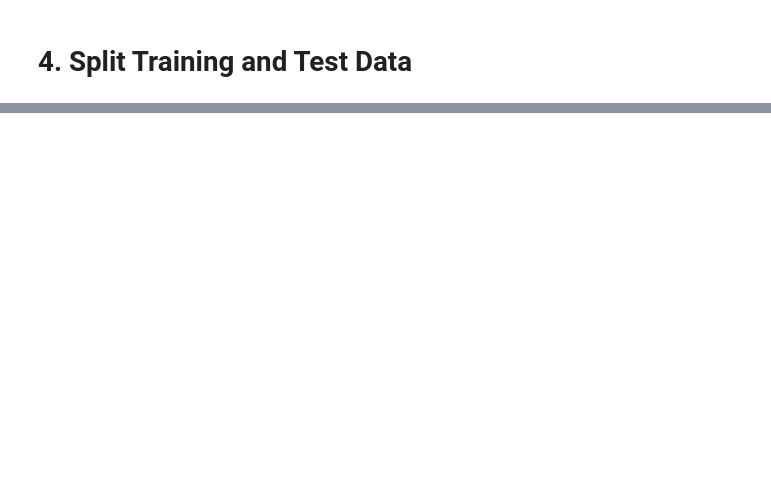
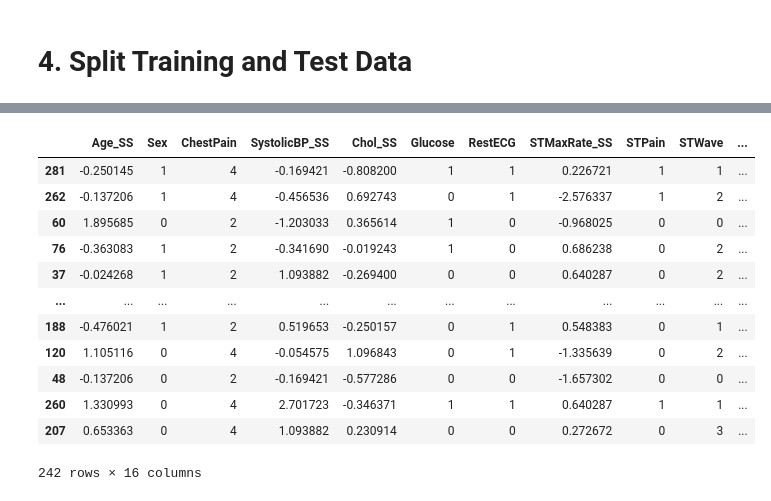
Before and after one commit to BradDoty/KaggleHeartDiseaseUCI, a Jupyter notebook: Notebooks/Capstone 2 -- Feature Engineering, Pre-processing and Training Data Development.ipynb, the cells around one changed output, grey strips where cells are left out. Saved outputs shown, nothing was run; the diff lists cells and outputs as text; code cells hidden in the pictures; blank space fills up the shorter version.

```diff
--- a/Notebooks/Capstone 2 -- Feature Engineering, Pre-processing and Training Data Development.ipynb
+++ b/Notebooks/Capstone 2 -- Feature Engineering, Pre-processing and Training Data Development.ipynb
@@ -391,0 +180,7 @@ Writing file.  "../data\ymf_test.csv"
+# %%
+y = heart_data.AngioTgt
+print (y)
+
+X_train, X_test, y_train, y_test = train_test_split(features, y, test_size=0.20, random_state=21)
+print (X_train.shape, X_test.shape)
+X_train.head()
@@ -391,0 +216,30 @@ Writing file.  "../data\ymf_test.csv"
+# %%
+### Set up a scaler for each column, to be fit and used on training set and re-used on test set,
+### as the scaler did not scale linearly when I did all the columns together.
+
+SSA = StandardScaler()
+SSMR = StandardScaler()
+SSBP = StandardScaler()
+SSC = StandardScaler()
+
+Xs_train = X_train.drop(columns=['Age','STMaxRate','SystolicBP','Chol'])
+Xs_train.insert(0, "Age_SS", SSA.fit_transform(X_train[['Age']]))
+Xs_train.insert(5, "STMaxRate_SS", SSMR.fit_transform(X_train[['STMaxRate']]))
+Xs_train.insert(3, "SystolicBP_SS", SSBP.fit_transform(X_train[['SystolicBP']]))
+Xs_train.insert(4, "Chol_SS", SSC.fit_transform(X_train[['Chol']]))
+
+Xs_train
+# %% [output]
+|  | Age_SS | Sex | ChestPain | SystolicBP_SS | Chol_SS | Glucose | RestECG | STMaxRate_SS | STPain | STWave | ... |
+| 281 | -0.250145 | 1 | 4 | -0.169421 | -0.808200 | 1 | 1 | 0.226721 | 1 | 1 | ... |
+| 262 | -0.137206 | 1 | 4 | -0.456536 | 0.692743 | 0 | 1 | -2.576337 | 1 | 2 | ... |
+| 60 | 1.895685 | 0 | 2 | -1.203033 | 0.365614 | 1 | 0 | -0.968025 | 0 | 0 | ... |
+| 76 | -0.363083 | 1 | 2 | -0.341690 | -0.019243 | 1 | 0 | 0.686238 | 0 | 2 | ... |
+| 37 | -0.024268 | 1 | 2 | 1.093882 | -0.269400 | 0 | 0 | 0.640287 | 0 | 2 | ... |
+| ... | ... | ... | ... | ... | ... | ... | ... | ... | ... | ... | ... |
+| 188 | -0.476021 | 1 | 2 | 0.519653 | -0.250157 | 0 | 1 | 0.548383 | 0 | 1 | ... |
+| 120 | 1.105116 | 0 | 4 | -0.054575 | 1.096843 | 0 | 1 | -1.335639 | 0 | 2 | ... |
+| 48 | -0.137206 | 0 | 2 | -0.169421 | -0.577286 | 0 | 0 | -1.657302 | 0 | 0 | ... |
+| 260 | 1.330993 | 0 | 4 | 2.701723 | -0.346371 | 1 | 1 | 0.640287 | 1 | 1 | ... |
+| 207 | 0.653363 | 0 | 4 | 1.093882 | 0.230914 | 0 | 0 | 0.272672 | 0 | 3 | ... |
+242 rows × 16 columns
```
Also changed, not shown: parts of 20 cells of this notebook, 16 other files.
